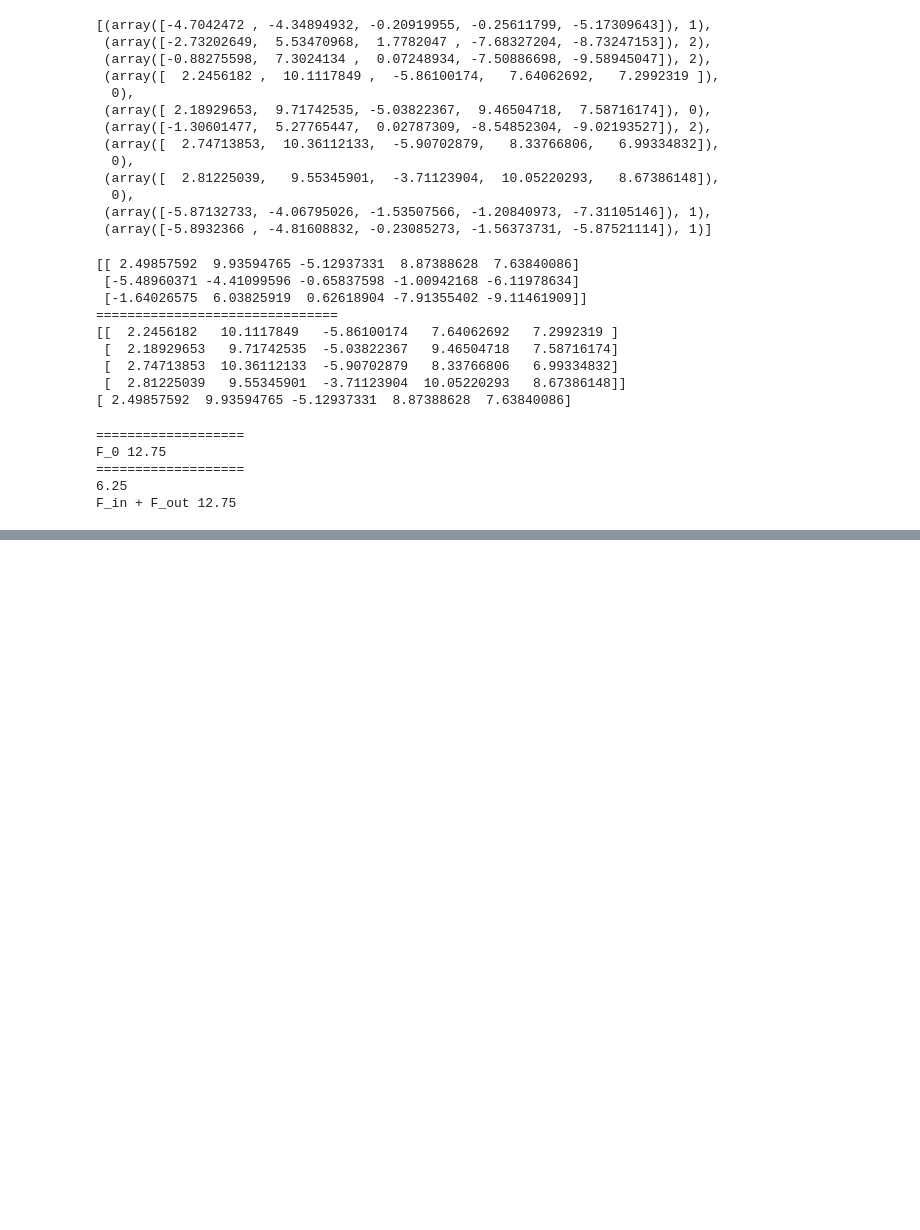
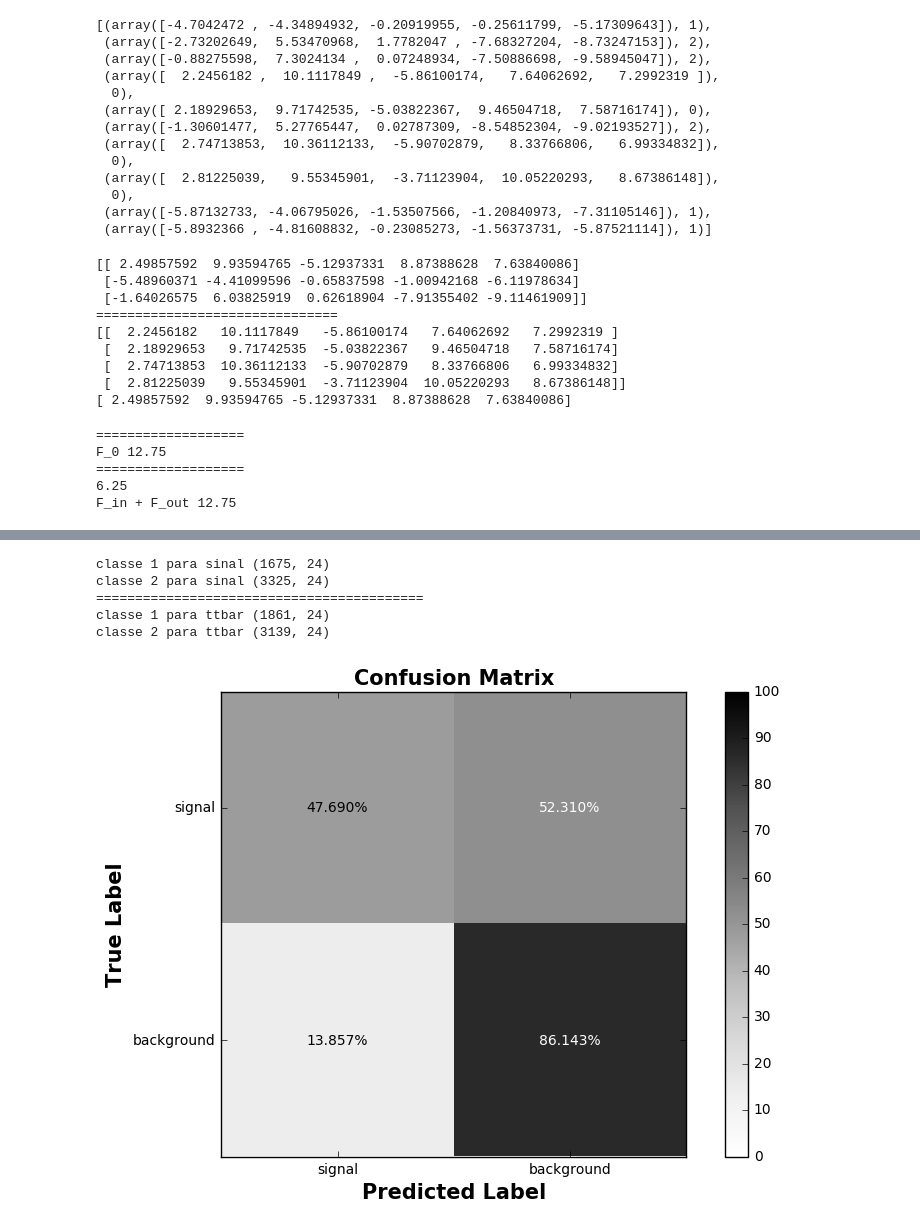
Before and after one commit to micaelverissimo/PtRelAnalysis, a Jupyter notebook: Clustering.ipynb, the cells around one changed output, grey strips where cells are left out. Saved outputs shown, nothing was run; the diff lists cells and outputs as text; code cells hidden in the pictures; blank space fills up the shorter version.

Commit message:
confusion matrix for SVC

```diff
--- a/Clustering.ipynb
+++ b/Clustering.ipynb
@@ -241,0 +355,75 @@ Processing: Fold 2 of 2 Init 2 of 2
+# %%
+predi_all = clas.predict(all_data_scaled)
+predi_signal = clas.predict(signal_scaled)
+
+class1_signal = signal_scaled[predi_signal==0,:]
+class2_signal = signal_scaled[predi_signal==1,:]
+
+predi_TTbar = clas.predict(TTbar_scaled)
+
+class1_ttbar = TTbar_scaled[predi_TTbar==0,:]
+class2_ttbar = TTbar_scaled[predi_TTbar==1,:]
+
+print 'classe 1 para sinal', class1_signal.shape
+print 'classe 2 para sinal', class2_signal.shape
+print '=========================================='
+print 'classe 1 para ttbar', class1_ttbar.shape
+print 'classe 2 para ttbar', class2_ttbar.shape
+# %% [output]
+classe 1 para sinal (1675, 24)
+classe 2 para sinal (3325, 24)
+==========================================
+classe 1 para ttbar (1861, 24)
+classe 2 para ttbar (3139, 24)
+# %%
+# confusion matrix for supervised clustering training (SVC)
+
+import matplotlib.pyplot as plt
+%matplotlib inline
+from sklearn.metrics import confusion_matrix
+
+data_labels = ['signal','background']
+output_class = predi_all
+choose_fold = 1
+
+train_id, test_id = CVO[choose_fold]
+
+cm = confusion_matrix(trgt[test_id], output_class[test_id], labels=[0,1])
+cm = cm.astype('float')/ cm.sum(axis=1)[:, np.newaxis]
+cm_normalized = 100.*cm
+
+fig = plt.figure(figsize=(10,6))
+ax = fig.add_subplot(111)
+ax.set_aspect(1)
+
+im = ax.imshow(cm_normalized, interpolation='nearest', cmap=plt.cm.Greys,clim=(0.0, 100.0))
+
+width, height = cm_normalized.shape
+
+
+for x in xrange(width):
+    for y in xrange(height):
+        if cm_normalized[x][y] < 50.:
+            ax.annotate('%1.3f%%'%(cm_normalized[x][y]), xy=(y, x),
+                        horizontalalignment='center',
+                        verticalalignment='center')
+        else:
+            ax.annotate('%1.3f%%'%(cm_normalized[x][y]), xy=(y, x),
+                        horizontalalignment='center',
+                        verticalalignment='center',color='white')
+
+ax.set_title('Confusion Matrix',fontweight='bold',fontsize=15)
+fig.colorbar(im)
+
+tick_marks = np.arange(len(data_labels))
+ax.xaxis.set_ticks(tick_marks)
+ax.xaxis.set_ticklabels(data_labels)
+
+ax.yaxis.set_ticks(tick_marks)
+ax.yaxis.set_ticklabels(data_labels)
+
+ax.set_ylabel('True Label',fontweight='bold',fontsize=15)
+ax.set_xlabel('Predicted Label',fontweight='bold',fontsize=15)
+fig.savefig(save_plots+'/'+'PtRel_confusionMatrixSVC_gamma='+str(gamma)+'_acc='+str('%f' % acc_score)+'.pdf')
+# %% [output]
+[figure, added]
```
Also changed, not shown: parts of 6 cells of this notebook.
